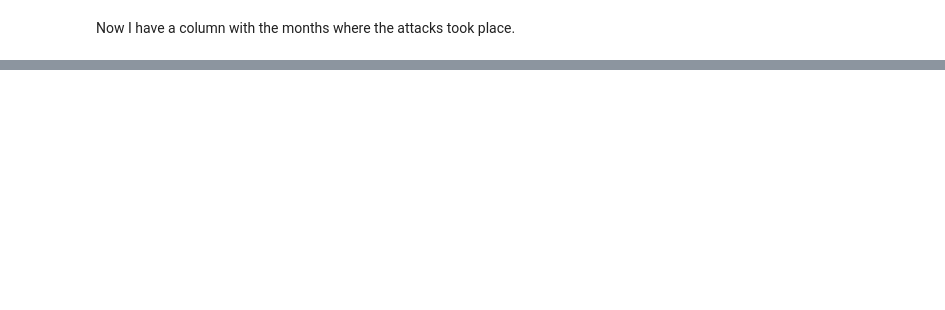
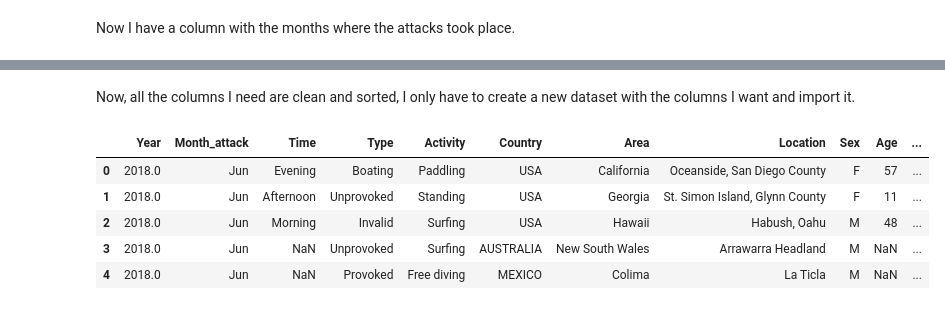
Before and after one commit to antoniogarciagiron/Project-Pandas-Shark-Attack, a Jupyter notebook: Cleaning.ipynb, the cells around one changed output, grey strips where cells are left out. Cells and saved outputs as stored; diff of their text form; code cells hidden in the pictures; blank space fills up the shorter version.

```diff
--- a/limpieza.ipynb
+++ b/Cleaning.ipynb
@@ -186,0 +232,5 @@ Now I have a column with the months where the attacks took place.
+# %%
+pattern="^\d{2}|[A-Z][a-z]*"
+
+shark2["Time"]=shark2["Time"].astype(str)
+shark2['Time'] = shark2['Time'].apply(lambda x: tn.daytime(x, pattern))
@@ -186,0 +272,5 @@ Now I have a column with the months where the attacks took place.
+# %%
+pattern='^N|^Y'
+
+shark2['Fatal (Y/N)']=shark2['Fatal (Y/N)'].astype(str)
+shark2['Fatal (Y/N)']=shark2['Fatal (Y/N)'].apply(lambda x: tn.fatal(x, pattern))
@@ -186,0 +314,13 @@ Now I have a column with the months where the attacks took place.
+# %% [markdown]
+Now, all the columns I need are clean and sorted, I only have to create a new dataset with the columns I want and import it.
+# %%
+shark_clean=shark2[['Year', 'Month_attack', 'Time', 'Type', 'Activity', 'Country', 'Area', 'Location', 'Sex', 'Age', 'Injury', 'Fatal (Y/N)', 'Species_sorted']]
+# %%
+shark_clean.head()
+# %% [output]
+|  | Year | Month_attack | Time | Type | Activity | Country | Area | Location | Sex | Age | ... |
+| 0 | 2018.0 | Jun | Evening | Boating | Paddling | USA | California | Oceanside, San Diego County | F | 57 | ... |
+| 1 | 2018.0 | Jun | Afternoon | Unprovoked | Standing | USA | Georgia | St. Simon Island, Glynn County | F | 11 | ... |
+| 2 | 2018.0 | Jun | Morning | Invalid | Surfing | USA | Hawaii | Habush, Oahu | M | 48 | ... |
+| 3 | 2018.0 | Jun | NaN | Unprovoked | Surfing | AUSTRALIA | New South Wales | Arrawarra Headland | M | NaN | ... |
+| 4 | 2018.0 | Jun | NaN | Provoked | Free diving | MEXICO | Colima | La Ticla | M | NaN | ... |
```
Also changed, not shown: parts of 18 cells of this notebook, 3 other files.
